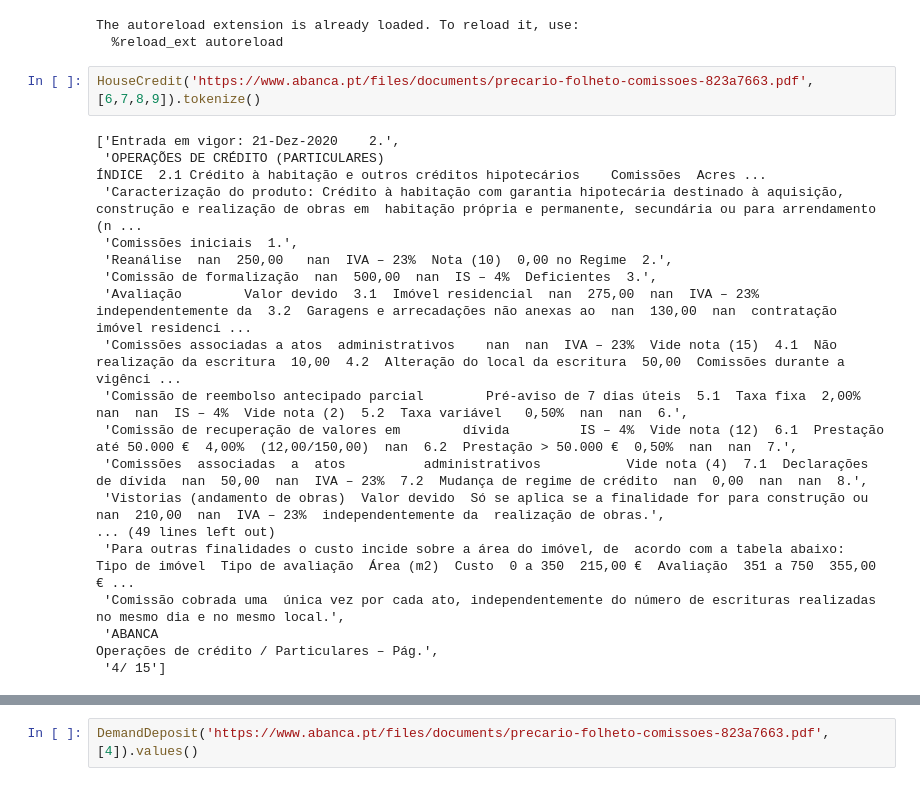
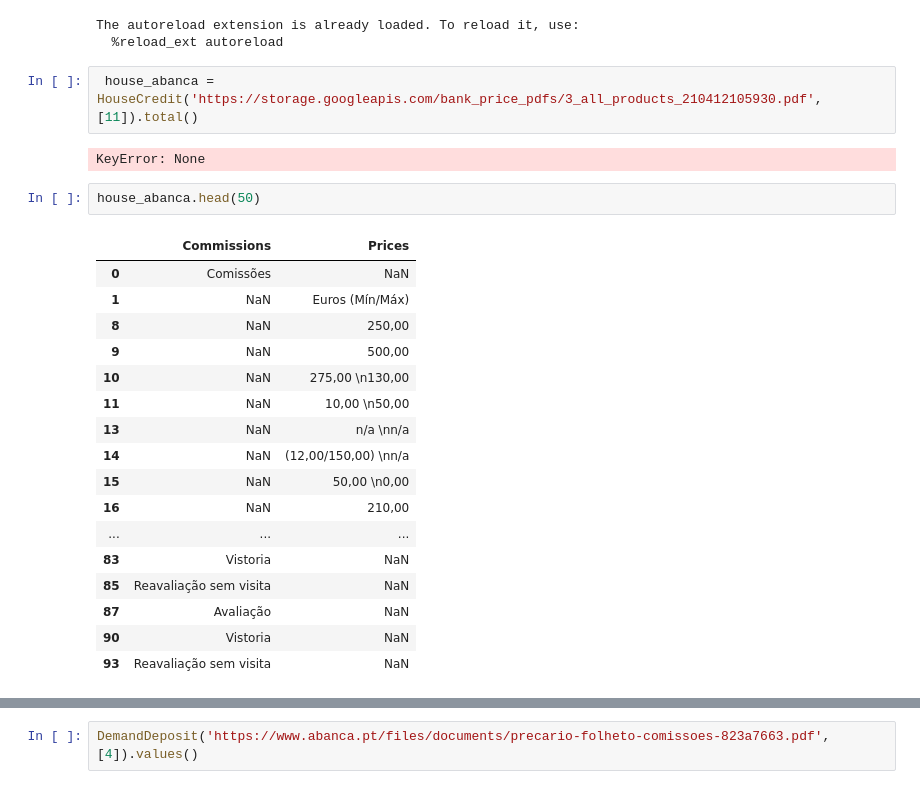
Before and after one commit to moritzgeiger/bank-benchmark-api, a Jupyter notebook: notebooks/OC_house_credit.ipynb, the cells around one changed output, grey strips where cells are left out. Cells and saved outputs as stored; diff of their text form.

Commit message:
housecredit pedro function

```diff
--- a/notebooks/OC_house_credit.ipynb
+++ b/notebooks/OC_house_credit.ipynb
@@ -14,23 +14,27 @@ from scraping import DemandDeposit
 # %% [output]
 The autoreload extension is already loaded. To reload it, use:
   %reload_ext autoreload
-# %%
-HouseCredit('https://www.abanca.pt/files/documents/precario-folheto-comissoes-823a7663.pdf', [6,7,8,9]).tokenize()
-# %% [output]
-['Entrada em vigor: 21-Dez-2020    2.',
- 'OPERAÇÕES DE CRÉDITO (PARTICULARES)                                                                                 ÍNDICE  2.1 Crédito à habitação e outros créditos hipotecários    Comissões  Acres ...
- 'Caracterização do produto: Crédito à habitação com garantia hipotecária destinado à aquisição, construção e realização de obras em  habitação própria e permanente, secundária ou para arrendamento (n ...
- 'Comissões iniciais  1.',
- 'Reanálise  nan  250,00   nan  IVA – 23%  Nota (10)  0,00 no Regime  2.',
- 'Comissão de formalização  nan  500,00  nan  IS – 4%  Deficientes  3.',
- 'Avaliação        Valor devido  3.1  Imóvel residencial  nan  275,00  nan  IVA – 23%  independentemente da  3.2  Garagens e arrecadações não anexas ao  nan  130,00  nan  contratação  imóvel residenci ...
- 'Comissões associadas a atos  administrativos    nan  nan  IVA – 23%  Vide nota (15)  4.1  Não realização da escritura  10,00  4.2  Alteração do local da escritura  50,00  Comissões durante a vigênci ...
- 'Comissão de reembolso antecipado parcial        Pré-aviso de 7 dias úteis  5.1  Taxa fixa  2,00%  nan  nan  IS – 4%  Vide nota (2)  5.2  Taxa variável   0,50%  nan  nan  6.',
- 'Comissão de recuperação de valores em        dívida         IS – 4%  Vide nota (12)  6.1  Prestação até 50.000 €  4,00%  (12,00/150,00)  nan  6.2  Prestação > 50.000 €  0,50%  nan  nan  7.',
- 'Comissões  associadas  a  atos          administrativos           Vide nota (4)  7.1  Declarações de dívida  nan  50,00  nan  IVA – 23%  7.2  Mudança de regime de crédito  nan  0,00  nan  nan  8.',
- 'Vistorias (andamento de obras)  Valor devido  Só se aplica se a finalidade for para construção ou  nan  210,00  nan  IVA – 23%  independentemente da  realização de obras.',
-... (49 lines left out)
- 'Para outras finalidades o custo incide sobre a área do imóvel, de  acordo com a tabela abaixo:  Tipo de imóvel  Tipo de avaliação  Área (m2)  Custo  0 a 350  215,00 €  Avaliação  351 a 750  355,00 € ...
- 'Comissão cobrada uma  única vez por cada ato, independentemente do número de escrituras realizadas no mesmo dia e no mesmo local.',
- 'ABANCA                                                                                                              Operações de crédito / Particulares – Pág.',
- '4/ 15']
+# %%
+ house_abanca = HouseCredit('https://storage.googleapis.com/bank_price_pdfs/3_all_products_210412105930.pdf', [11]).total()
+# %% [output]
+KeyError: None
+# %%
+house_abanca.head(50)
+# %% [output]
+|  | Commissions | Prices |
+| 0 | Comissões | NaN |
+| 1 | NaN | Euros (Mín/Máx) |
+| 8 | NaN | 250,00 |
+| 9 | NaN | 500,00 |
+| 10 | NaN | 275,00 \n130,00 |
+| 11 | NaN | 10,00 \n50,00 |
+| 13 | NaN | n/a \nn/a |
+| 14 | NaN | (12,00/150,00) \nn/a |
+| 15 | NaN | 50,00 \n0,00 |
+| 16 | NaN | 210,00 |
+| ... | ... | ... |
+| 83 | Vistoria | NaN |
+| 85 | Reavaliação sem visita | NaN |
+| 87 | Avaliação | NaN |
+| 90 | Vistoria | NaN |
+| 93 | Reavaliação sem visita | NaN |
```
Also changed, not shown: parts of 2 cells of this notebook, 2 other files.
